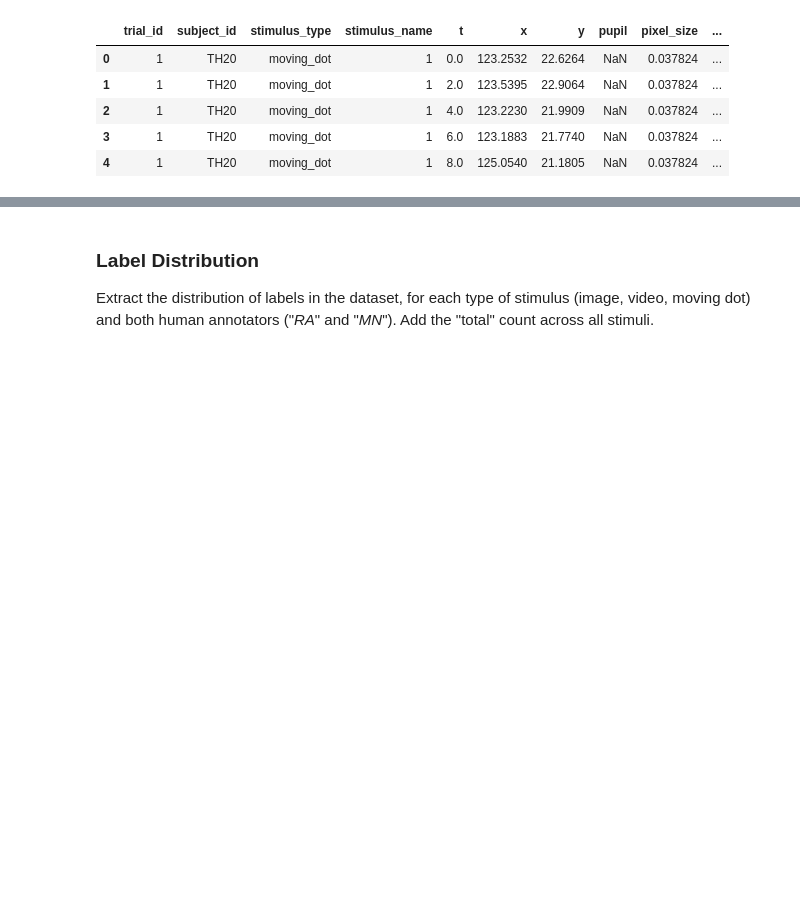
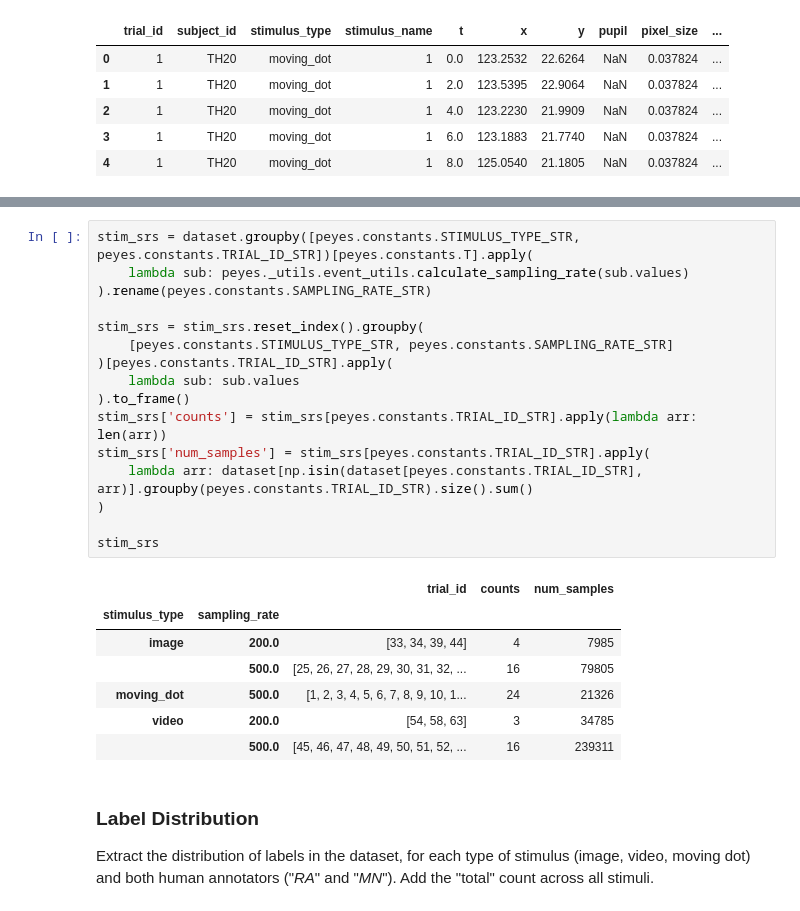
Before and after one commit to huji-hcnl/pEYES, a Jupyter notebook: analysis/_article/lund_2013_rater_analysis/label_distribution.ipynb, the cells around one changed output, grey strips where cells are left out. Saved outputs shown, nothing was run; the diff lists cells and outputs as text; blank space fills up the shorter version.

```diff
--- a/analysis/_article/lund_2013_rater_analysis/label_distribution.ipynb
+++ b/analysis/_article/lund_2013_rater_analysis/label_distribution.ipynb
@@ -22,3 +41,27 @@ dataset.head()
+# %%
+stim_srs = dataset.groupby([peyes.constants.STIMULUS_TYPE_STR, peyes.constants.TRIAL_ID_STR])[peyes.constants.T].apply(
+    lambda sub: peyes._utils.event_utils.calculate_sampling_rate(sub.values)
+).rename(peyes.constants.SAMPLING_RATE_STR)
+
+stim_srs = stim_srs.reset_index().groupby(
+    [peyes.constants.STIMULUS_TYPE_STR, peyes.constants.SAMPLING_RATE_STR]
+)[peyes.constants.TRIAL_ID_STR].apply(
+    lambda sub: sub.values
+).to_frame()
+stim_srs['counts'] = stim_srs[peyes.constants.TRIAL_ID_STR].apply(lambda arr: len(arr))
+stim_srs['num_samples'] = stim_srs[peyes.constants.TRIAL_ID_STR].apply(
+    lambda arr: dataset[np.isin(dataset[peyes.constants.TRIAL_ID_STR], arr)].groupby(peyes.constants.TRIAL_ID_STR).size().sum()
+)
+
+stim_srs
+# %% [output]
+|  |  | trial_id | counts | num_samples |
+| stimulus_type | sampling_rate |  |  |  |
+| image | 200.0 | [33, 34, 39, 44] | 4 | 7985 |
+|  | 500.0 | [25, 26, 27, 28, 29, 30, 31, 32, ... | 16 | 79805 |
+| moving_dot | 500.0 | [1, 2, 3, 4, 5, 6, 7, 8, 9, 10, 1... | 24 | 21326 |
+| video | 200.0 | [54, 58, 63] | 3 | 34785 |
+|  | 500.0 | [45, 46, 47, 48, 49, 50, 51, 52, ... | 16 | 239311 |
 # %% [markdown]
 ### Label Distribution
 Extract the distribution of labels in the dataset, for each type of stimulus (image, video, moving dot) and both human annotators ("_RA_" and "_MN_"). Add the "total" count across all stimuli.
```
Also changed, not shown: parts of 2 cells of this notebook.
